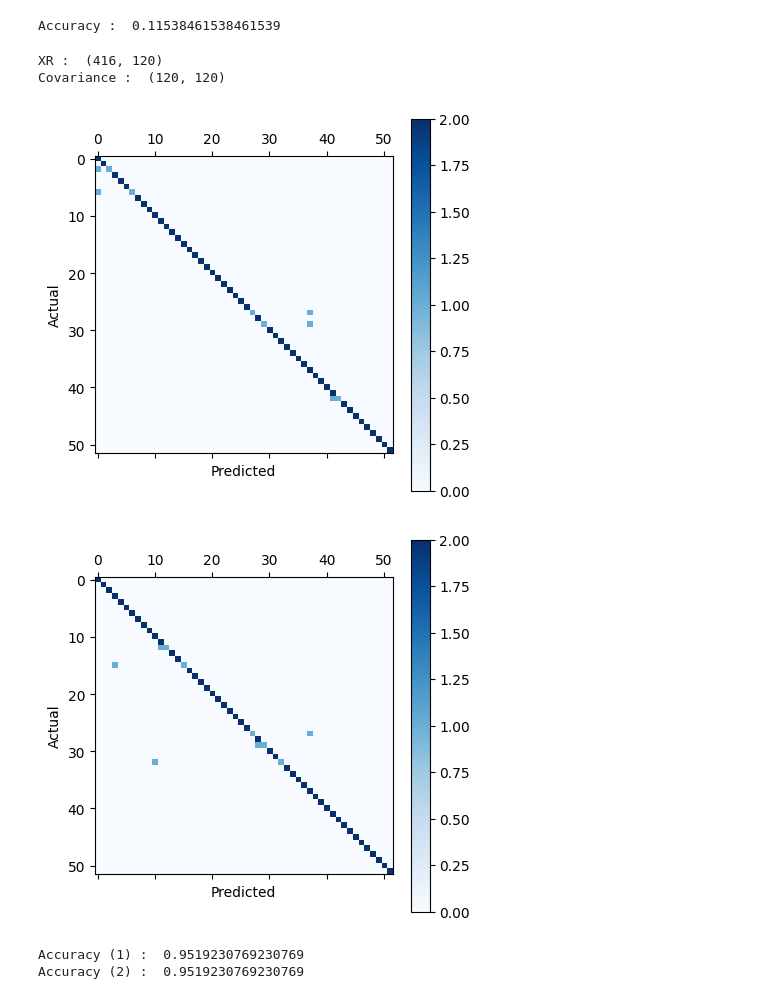
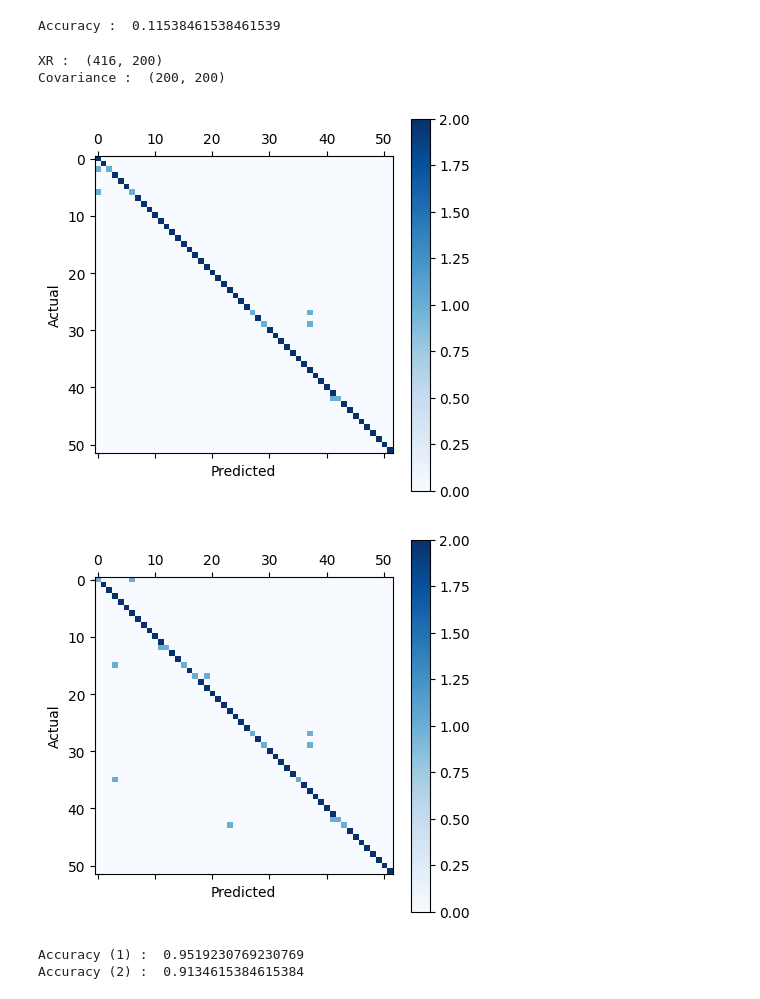
Before and after one commit to Swar2424/CS, a Jupyter notebook: lda-q2.ipynb, the cells around one changed output. Saved outputs shown, nothing was run; the diff lists cells and outputs as text; code cells hidden in the pictures.

```diff
--- a/lda-q2.ipynb
+++ b/lda-q2.ipynb
@@ -157,9 +169,9 @@ def test_image(img, eigenvects, mean, display=0):
         display_image(re_image, "Image 4 after reconstruct")
     return(np.linalg.norm(img-re_image))
 # %%
-X_train, X_test = Q1_partition(data)
+[X_train, X_test, l_train, l_test] = Q1_partition(data)
 
-eigenvalues_PCA, eigenvectors_PCA, mean_PCA, A = PCA_(X_train, 200, 1)
+eigenvalues_PCA, eigenvectors_PCA, mean_PCA, A = my_PCA(X_train, 200, 1)
 
 print(A.shape, eigenvectors_PCA.shape)
 
@@ -264,46 +273,44 @@ print("Accuracy : ", sum(np.equal(res, labels))/len(res))
 [figure]
 Accuracy :  0.11538461538461539
 # %%
-pca = PCA(n_components=120)
+pca = PCA(n_components=200)
 pca.fit(X_train)
 Xr = pca.transform(X_train)
 Xt = pca.transform(X_test)
 print("XR : ", Xr.shape)
 
-labels2 = np.array([j+1 for j in range(52) for i in range(8)])
-
 lda = LinearDiscriminantAnalysis(store_covariance = True)
-lda.fit(X_train, labels2)
+lda.fit(X_train, l_train)
 res = lda.predict(X_test)
 
 lda = LinearDiscriminantAnalysis(solver="eigen")
-lda.fit(Xr, labels2)
+lda.fit(Xr, l_train)
 res2 = lda.predict(Xt)
 
 print("Covariance : ", lda.covariance_.shape)
 
-cm = confusion_matrix(labels, res)
+cm = confusion_matrix(l_test, res)
 
 plt.matshow(cm, cmap = 'Blues')
 plt.colorbar()
 plt.ylabel('Actual')
 plt.xlabel('Predicted')
 plt.show()
 
-cm2 = confusion_matrix(labels, res2)
+cm2 = confusion_matrix(l_test, res2)
 
 plt.matshow(cm2, cmap = 'Blues')
 plt.colorbar()
 plt.ylabel('Actual')
 plt.xlabel('Predicted')
 plt.show()
 
-print("Accuracy (1) : ", sum(np.equal(res, labels))/len(res))
-print("Accuracy (2) : ", sum(np.equal(res2, labels))/len(res2))
+print("Accuracy (1) : ", sum(np.equal(res, l_test))/len(res))
+print("Accuracy (2) : ", sum(np.equal(res2, l_test))/len(res2))
 # %% [output]
-XR :  (416, 120)
-Covariance :  (120, 120)
+XR :  (416, 200)
+Covariance :  (200, 200)
 [figure]
-[figure, old version]
+[figure, new version]
 Accuracy (1) :  0.9519230769230769
-Accuracy (2) :  0.9519230769230769
+Accuracy (2) :  0.9134615384615384
```
Also changed, not shown: parts of 10 cells of this notebook, 1 other file.
